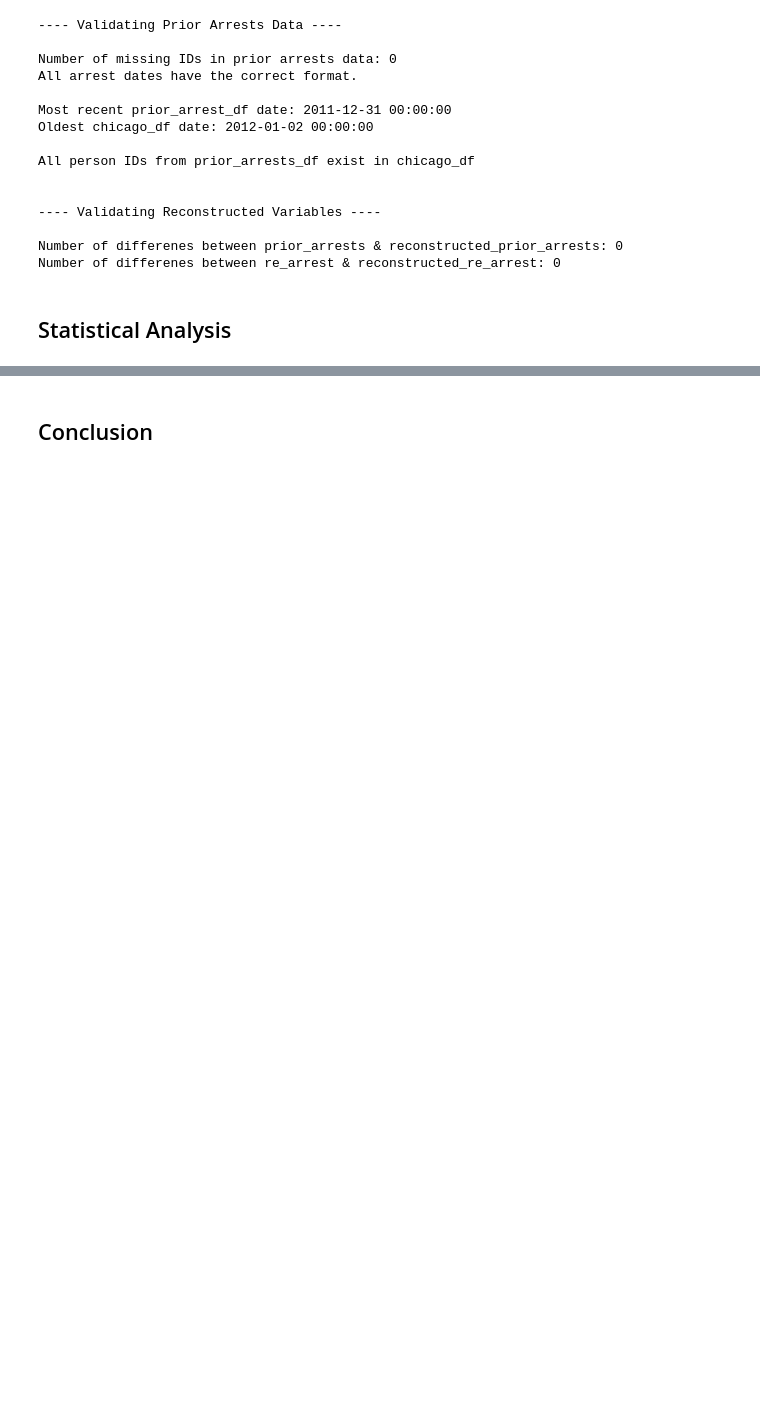
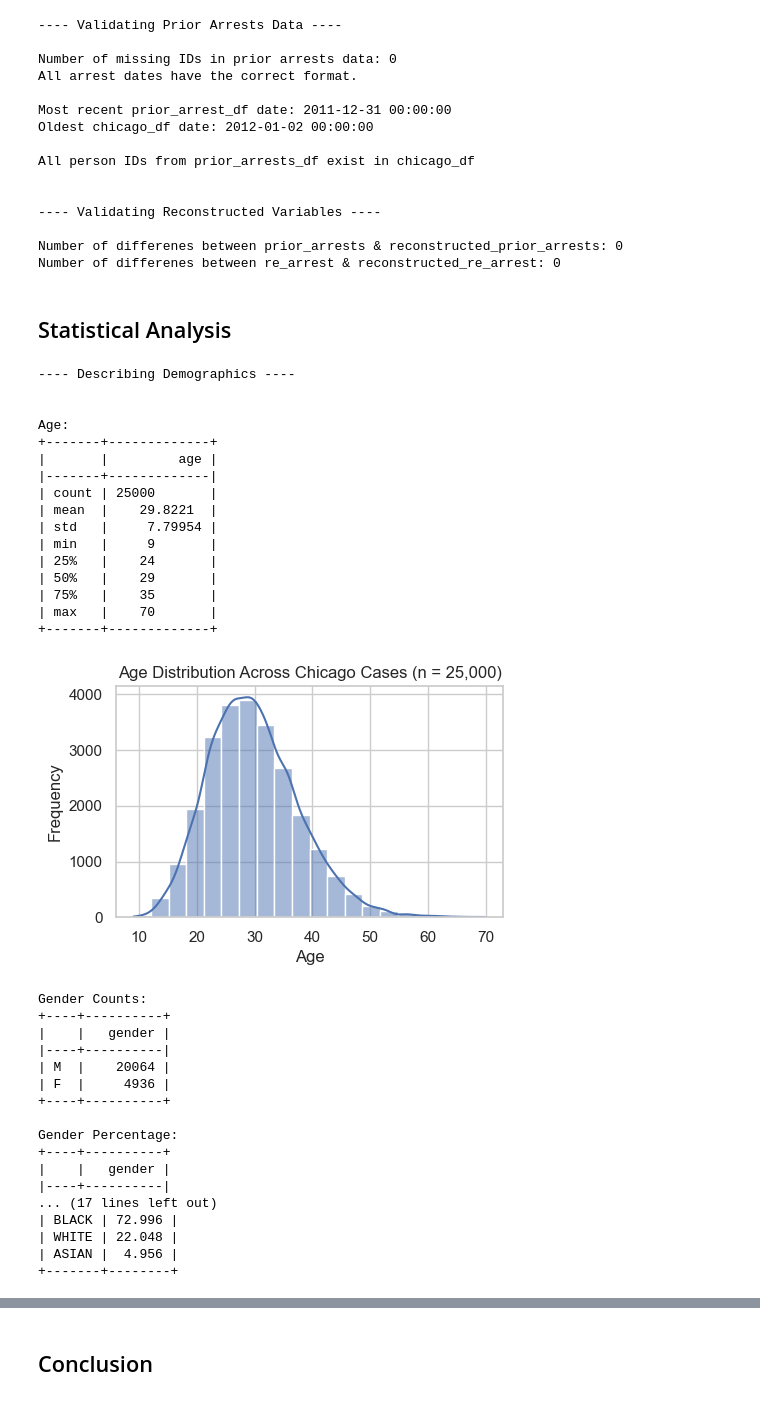
Before and after one commit to Will-Dinneen/Dinneen-DRI-DevLab-Assignment, a Jupyter notebook: PDRI-Data-Assignment.ipynb, the cells around one changed output, grey strips where cells are left out. Cells and saved outputs as stored; diff of their text form; code cells hidden in the pictures; blank space fills up the shorter version.

```diff
--- a/PDRI-Data-Assignment.ipynb
+++ b/PDRI-Data-Assignment.ipynb
@@ -353,6 +298,65 @@ Number of differenes between re_arrest & reconstructed_re_arrest: 0
 # %%
 # 1. Describe the demographic characteristics of the study population based on the data available to you.
 
-# 1.a. Are the treatment and control groups balanced? Please present your answer in the form of a table.
+print("---- Describing Demographics ----\n")
 
-# 1.b. Choose one observable characteristic and visualize the difference between enrolled and not enrolled subjects.
+# Summary statistics
+print("\nAge: ")
+print(chicago_df['age'].describe().to_markdown(tablefmt="psql"))
+
+# Age Histogram
+plt.figure(figsize=(5,3))
+sns.histplot(data=chicago_df, x="age", bins=20, kde=True)
+plt.title("Age Distribution Across Chicago Cases (n = 25,000)")
+plt.xlabel("Age")
+plt.ylabel("Frequency")
+plt.show()
+
+print("\nGender Counts: ")
+gender_counts = chicago_df['gender'].value_counts()
+print(gender_counts.to_markdown(tablefmt="psql"))
+print("\nGender Percentage: ")
+gender_percentages = chicago_df['gender'].value_counts(normalize=True) * 100
+print(gender_percentages.to_markdown(tablefmt="psql"))
+
+print("\nRace Counts: ")
+race_counts = chicago_df['race'].value_counts()
+print(race_counts.to_markdown(tablefmt="psql"))
+print("\nRace Percentage: ")
+race_percentages = chicago_df['race'].value_counts(normalize=True) * 100
+print(race_percentages.to_markdown(tablefmt="psql"))
+# %% [output]
+---- Describing Demographics ----
+
+
+Age:
++-------+-------------+
+|       |         age |
+|-------+-------------|
+| count | 25000       |
+| mean  |    29.8221  |
+| std   |     7.79954 |
+| min   |     9       |
+| 25%   |    24       |
+| 50%   |    29       |
+| 75%   |    35       |
+| max   |    70       |
++-------+-------------+
+[figure, added]
+Gender Counts:
++----+----------+
+|    |   gender |
+|----+----------|
+| M  |    20064 |
+| F  |     4936 |
++----+----------+
+
+Gender Percentage:
++----+----------+
+|    |   gender |
+|----+----------|
+... (17 lines left out)
+| BLACK | 72.996 |
+| WHITE | 22.048 |
+| ASIAN |  4.956 |
++-------+--------+
```
Also changed, not shown: parts of 18 cells of this notebook, 1 other file.
